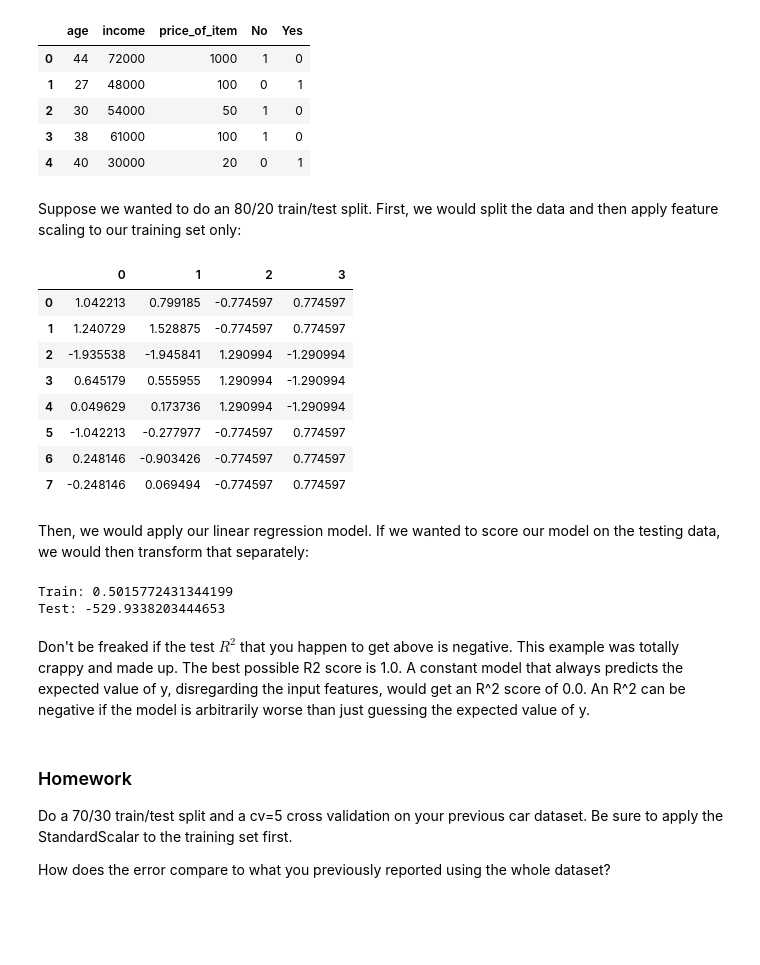
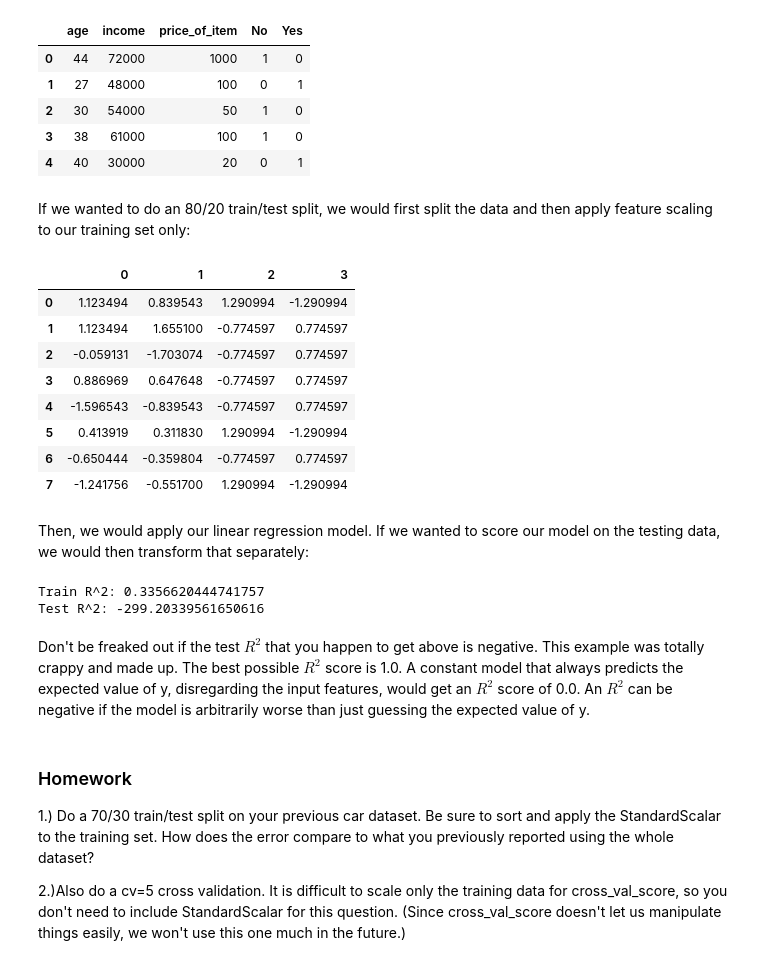
Before and after one commit to laurenshareshian/Machine-Learning-Course-Lessons, a Jupyter notebook: F - Testing and Regularization/0 - Test Train Splits and Cross-Validation.ipynb, the cells around one changed output. Cells and saved outputs as stored; diff of their text form; code cells hidden in the pictures; blank space fills up the shorter version.

```diff
--- a/F - Testing and Regularization/0 - Test Train Splits and Cross-Validation.ipynb
+++ b/F - Testing and Regularization/0 - Test Train Splits and Cross-Validation.ipynb
@@ -249,46 +293,46 @@ df.head()
 | 3 | 38 | 61000 | 100 | 1 | 0 |
 | 4 | 40 | 30000 | 20 | 0 | 1 |
 # %% [markdown]
-Suppose we wanted to do an 80/20 train/test split. First, we would split the data and then apply feature scaling to our training set only:
+If we wanted to do an 80/20 train/test split, we would first split the data and then apply feature scaling to our training set only:
 # %%
 y = df['price_of_item']
 X = df.drop(columns=['price_of_item'])
 
-X_train, X_test, y_train, y_test = train_test_split(X, y, test_size=0.2)
+X_train, X_test, y_train, y_test = train_test_split(X, y, shuffle=True, test_size=0.2)
 
 standardScaler = StandardScaler()
 X_train = standardScaler.fit_transform(X_train)
 pd.DataFrame(X_train)
 # %% [output]
 |  | 0 | 1 | 2 | 3 |
-| 0 | 1.042213 | 0.799185 | -0.774597 | 0.774597 |
-| 1 | 1.240729 | 1.528875 | -0.774597 | 0.774597 |
-| 2 | -1.935538 | -1.945841 | 1.290994 | -1.290994 |
-| 3 | 0.645179 | 0.555955 | 1.290994 | -1.290994 |
-| 4 | 0.049629 | 0.173736 | 1.290994 | -1.290994 |
-| 5 | -1.042213 | -0.277977 | -0.774597 | 0.774597 |
-| 6 | 0.248146 | -0.903426 | -0.774597 | 0.774597 |
-| 7 | -0.248146 | 0.069494 | -0.774597 | 0.774597 |
+| 0 | 1.123494 | 0.839543 | 1.290994 | -1.290994 |
+| 1 | 1.123494 | 1.655100 | -0.774597 | 0.774597 |
+| 2 | -0.059131 | -1.703074 | -0.774597 | 0.774597 |
+| 3 | 0.886969 | 0.647648 | -0.774597 | 0.774597 |
+| 4 | -1.596543 | -0.839543 | -0.774597 | 0.774597 |
+| 5 | 0.413919 | 0.311830 | 1.290994 | -1.290994 |
+| 6 | -0.650444 | -0.359804 | -0.774597 | 0.774597 |
+| 7 | -1.241756 | -0.551700 | 1.290994 | -1.290994 |
 # %% [markdown]
 Then, we would apply our linear regression model. If we wanted to score our model on the testing data, we would then transform that separately:
 # %%
 model = LinearRegression()
+
+#fit the model and give the training error
 model.fit(X_train, y_train)
-
-# Evaluate the model against the testing data
 print('Train R^2:', model.score(X_train, y_train))
 
+# Evaluate the model against the TRANFORMED testing data
 X_test = standardScaler.fit_transform(X_test)
-
 print('Test R^2:', model.score(X_test, y_test))
 # %% [output]
-Train: 0.5015772431344199
-Test: -529.9338203444653
+Train R^2: 0.3356620444741757
+Test R^2: -299.20339561650616
 # %% [markdown]
-Don't be freaked if the test $R^2$ that you happen to get above is negative. This example was totally crappy and made up. The best possible R2 score is 1.0. A constant model that always predicts the expected value of y, disregarding the input features, would get an R^2 score of 0.0. An R^2 can be negative if the model is arbitrarily worse than just guessing the expected value of y.
+Don't be freaked out if the test $R^2$ that you happen to get above is negative. This example was totally crappy and made up. The best possible $R^2$ score is 1.0. A constant model that always predicts the expected value of y, disregarding the input features, would get an $R^2$ score of 0.0. An $R^2$ can be negative if the model is arbitrarily worse than just guessing the expected value of y.
 # %% [markdown]
 ### Homework
 
-Do a 70/30 train/test split and a cv=5 cross validation on your previous car dataset. Be sure to apply the StandardScalar to the training set first.
+1.) Do a 70/30 train/test split on your previous car dataset. Be sure to sort and apply the StandardScalar to the training set. How does the error compare to what you previously reported using the whole dataset?
 
-How does the error compare to what you previously reported using the whole dataset?
+2.)Also do a cv=5 cross validation. It is difficult to scale only the training data for cross_val_score, so you don't need to include StandardScalar for this question. (Since cross_val_score doesn't let us manipulate things easily, we won't use this one much in the future.)
```
Also changed, not shown: parts of 16 cells of this notebook, 8 other files.
